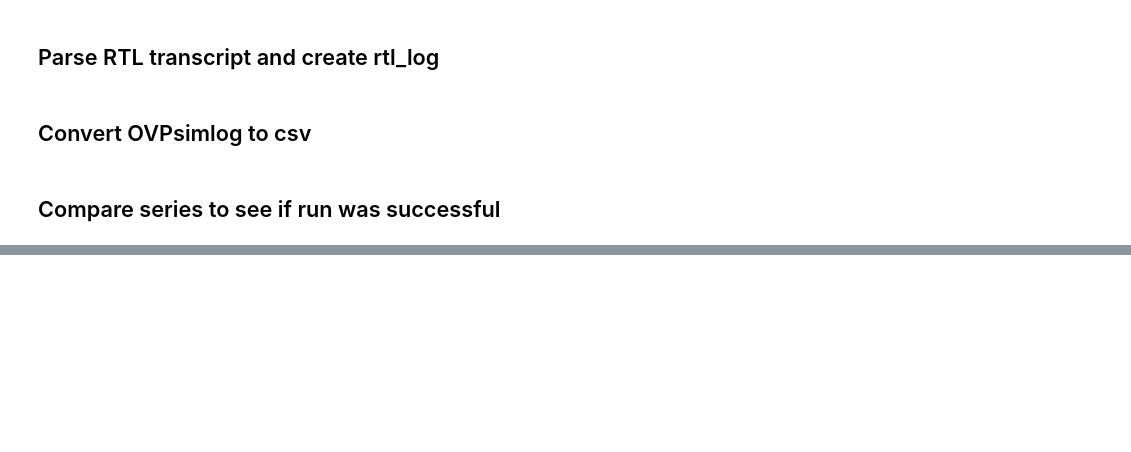
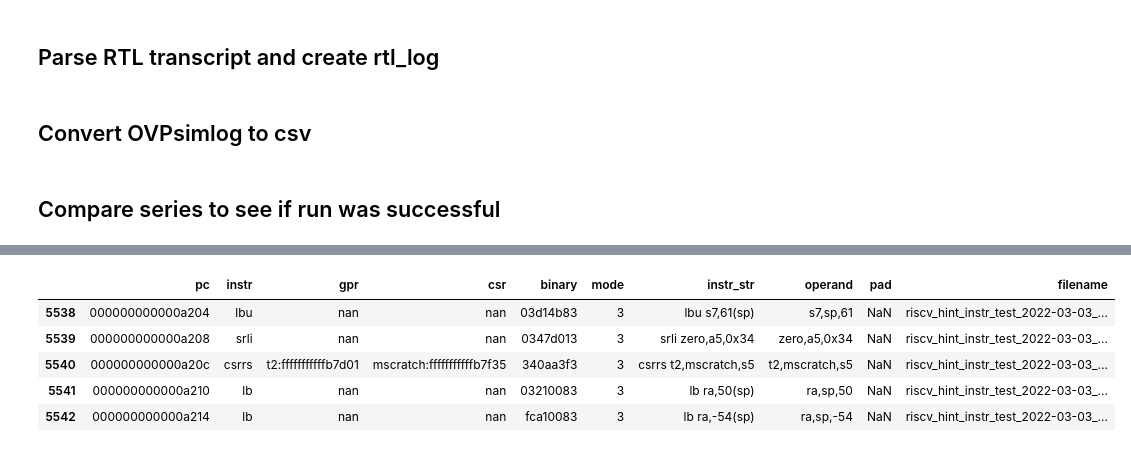
Before and after one commit to TheSaltyLiquorice/MasterThesisNoelV, a Jupyter notebook: scripts/Parse script.ipynb, the cells around one changed output, grey strips where cells are left out. Drawn from its saved outputs; the diff is of its cells as text; code cells hidden in the pictures; blank space fills up the shorter version.

```diff
--- a/scripts/Parse script.ipynb
+++ b/scripts/Parse script.ipynb
@@ -384,0 +445,10 @@ rtl_list
+# %%
+sim_log[(rtl_log.csr != sim_log.csr) & (sim_log.csr != 'nan') & (rtl_log.csr != 'ustatus:0000000000000000')][['csr','instr_str']]
+sim_log[5538:5543]
+# %% [output]
+|  | pc | instr | gpr | csr | binary | mode | instr_str | operand | pad | filename |
+| 5538 | 000000000000a204 | lbu | nan | nan | 03d14b83 | 3 | lbu s7,61(sp) | s7,sp,61 | NaN | riscv_hint_instr_test_2022-03-03_... |
+| 5539 | 000000000000a208 | srli | nan | nan | 0347d013 | 3 | srli zero,a5,0x34 | zero,a5,0x34 | NaN | riscv_hint_instr_test_2022-03-03_... |
+| 5540 | 000000000000a20c | csrrs | t2:fffffffffffb7d01 | mscratch:fffffffffffb7f35 | 340aa3f3 | 3 | csrrs t2,mscratch,s5 | t2,mscratch,s5 | NaN | riscv_hint_instr_test_2022-03-03_... |
+| 5541 | 000000000000a210 | lb | nan | nan | 03210083 | 3 | lb ra,50(sp) | ra,sp,50 | NaN | riscv_hint_instr_test_2022-03-03_... |
+| 5542 | 000000000000a214 | lb | nan | nan | fca10083 | 3 | lb ra,-54(sp) | ra,sp,-54 | NaN | riscv_hint_instr_test_2022-03-03_... |
```
Also changed, not shown: parts of 6 cells of this notebook.
